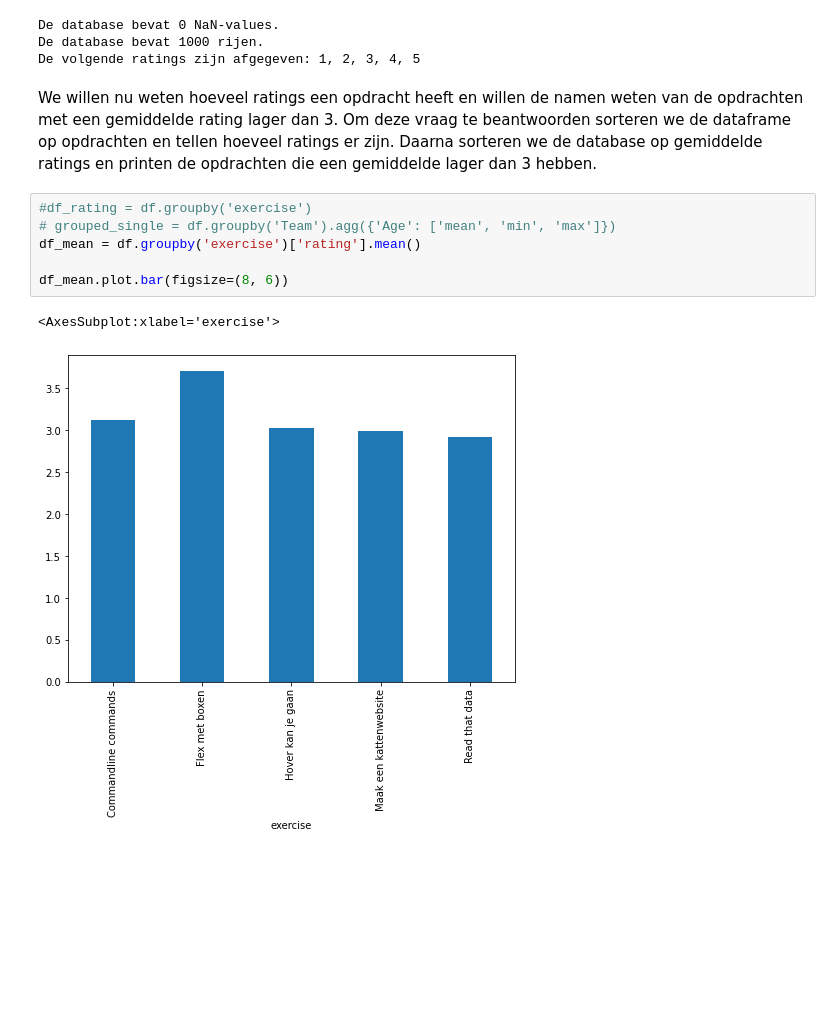
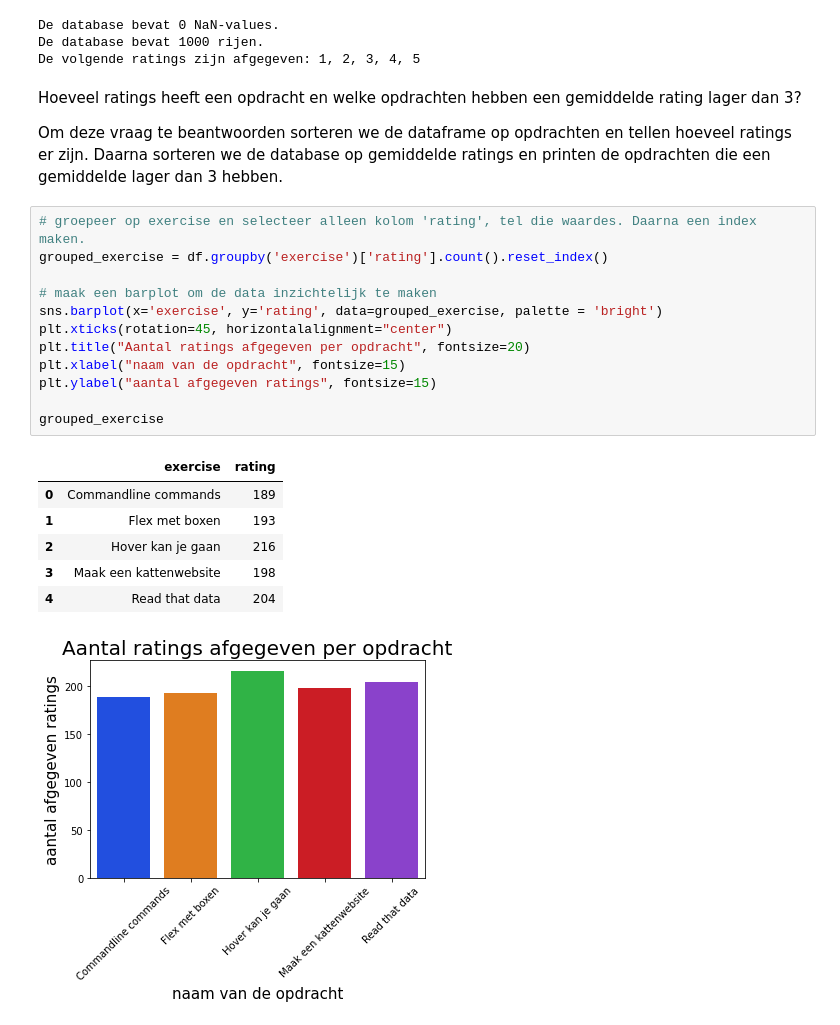
Before and after one commit to Boinkie/-Users-Anja_Macbook-Desktop-bit-academy-Community-opdracht-.git-, a Jupyter notebook: ratings.ipynb, the cells around one changed output. Cells and saved outputs as stored; diff of their text form; blank space fills up the shorter version.

```diff
--- a/ratings.ipynb
+++ b/ratings.ipynb
@@ -48,15 +49,27 @@ De database bevat 0 NaN-values.
 De database bevat 1000 rijen.
 De volgende ratings zijn afgegeven: 1, 2, 3, 4, 5
 # %% [markdown]
-We willen nu weten hoeveel ratings een opdracht heeft en willen de namen weten van de opdrachten met een gemiddelde rating lager dan 3.
+Hoeveel ratings heeft een opdracht en welke opdrachten hebben een gemiddelde rating lager dan 3?
+
 Om deze vraag te beantwoorden sorteren we de dataframe op opdrachten en tellen hoeveel ratings er zijn.
 Daarna sorteren we de database op gemiddelde ratings en printen de opdrachten die een gemiddelde lager dan 3 hebben.
-# %%
-#df_rating = df.groupby('exercise')
-# grouped_single = df.groupby('Team').agg({'Age': ['mean', 'min', 'max']})
-df_mean = df.groupby('exercise')['rating'].mean()
-
-df_mean.plot.bar(figsize=(8, 6))
-# %% [output]
-<AxesSubplot:xlabel='exercise'>
-[figure, removed]
+# %%
+# groepeer op exercise en selecteer alleen kolom 'rating', tel die waardes. Daarna een index maken.
+grouped_exercise = df.groupby('exercise')['rating'].count().reset_index()
+
+# maak een barplot om de data inzichtelijk te maken
+sns.barplot(x='exercise', y='rating', data=grouped_exercise, palette = 'bright')
+plt.xticks(rotation=45, horizontalalignment="center")
+plt.title("Aantal ratings afgegeven per opdracht", fontsize=20)
+plt.xlabel("naam van de opdracht", fontsize=15)
+plt.ylabel("aantal afgegeven ratings", fontsize=15)
+
+grouped_exercise
+# %% [output]
+|  | exercise | rating |
+| 0 | Commandline commands | 189 |
+| 1 | Flex met boxen | 193 |
+| 2 | Hover kan je gaan | 216 |
+| 3 | Maak een kattenwebsite | 198 |
+| 4 | Read that data | 204 |
+[figure, added]
```
Also changed, not shown: parts of 10 cells of this notebook, 1 other file.
